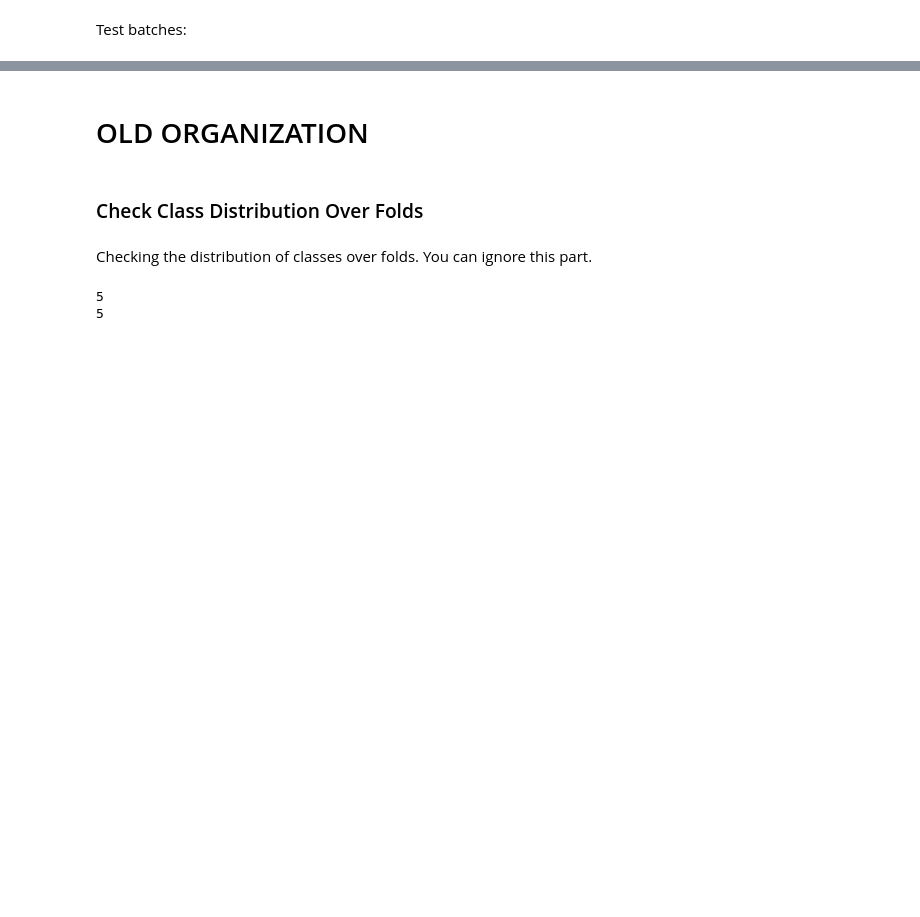
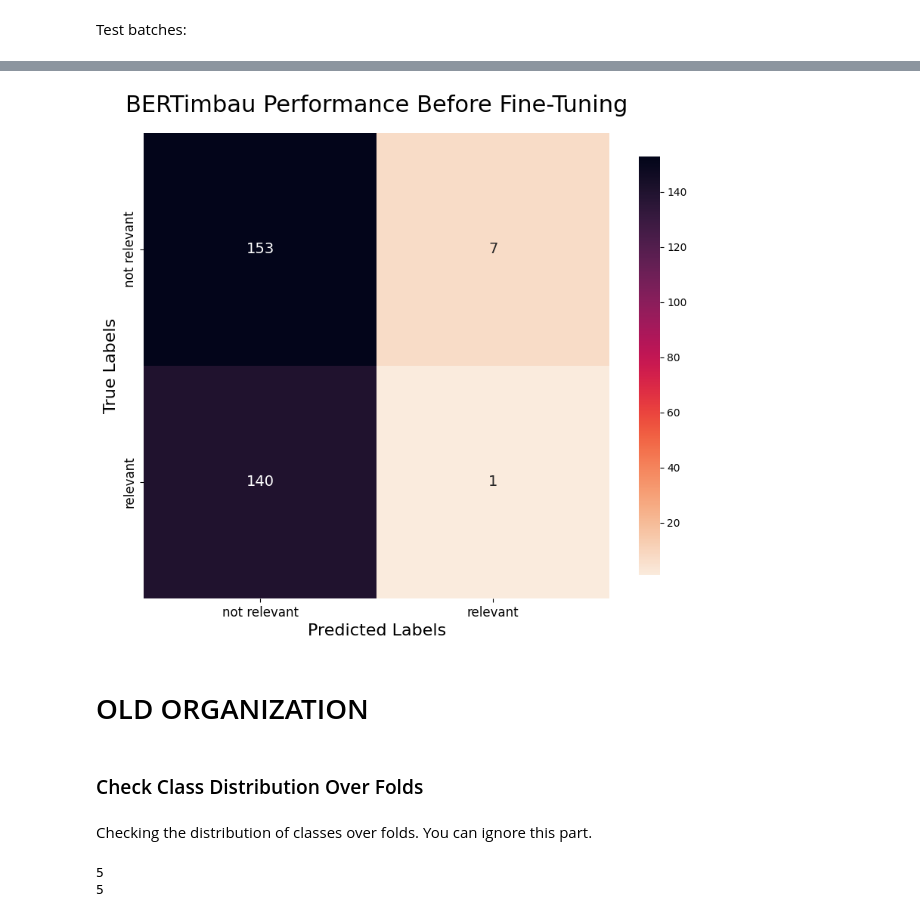
Before and after one commit to belindalombard/BertMLProject, a Jupyter notebook: Relevance_Model.ipynb, the cells around one changed output, grey strips where cells are left out. Cells and saved outputs as stored; diff of their text form; code cells hidden in the pictures; blank space fills up the shorter version.

```diff
--- a/Relevance_Model.ipynb
+++ b/Relevance_Model.ipynb
@@ -391,9 +409,0 @@ Metric variables:
-# %%
-# total_test_loss = 0
-# total_test_accuracy = 0
-# total_f1_score = 0
-# total_weig_f1 = 0
-# total_macro_f1 = 0
-
-targets_list = []
-stacked_test_preds = []
@@ -402,7 +422,7 @@ Test batches:
 # %%
 model.eval()
 torch.set_grad_enabled(False)
-model_preds_list = []
+
 for i, test_batch in enumerate(test_dataloader):
   test_status = 'Batch ' + str(i+1) + ' / ' + str(len(test_dataloader))
   print(test_status, end='\r')
@@ -420,11 +440,9 @@ for i, test_batch in enumerate(test_dataloader):
   preds = outputs[0]
   test_preds = preds.detach().cpu().numpy()
 
+
   if i == 0:  # first batch
     stacked_test_preds = test_preds
 
   else:
     stacked_test_preds = np.vstack((stacked_test_preds, test_preds))
-
-
-  model_preds_list.append(stacked_test_preds)
@@ -469,3 +496,28 @@ total_macro_f1: 0
+# %%
+from sklearn.metrics import confusion_matrix, ConfusionMatrixDisplay
+import seaborn as sns
+
+
+confusion_matrix = confusion_matrix(df_test[RELEVANCE], final_preds)
+fig = plt.figure(figsize=(10, 8))
+ax = sns.heatmap(confusion_matrix, annot=True,cmap="rocket_r", fmt = '.0f',
+            yticklabels=['not relevant', 'relevant'],
+            xticklabels=['not relevant', 'relevant'],square=True,
+                 annot_kws={"size": 14},cbar=True,
+                 cbar_kws={'shrink': 0.9})
+# ax.set_font
+# plt.yticks(rotation=0)
+plt.xticks(fontsize=12)  # X-axis tick labels font size
+plt.yticks(fontsize=12)
+# Add title and labels
+plt.title('BERTimbau Performance Before Fine-Tuning', fontsize=22, loc='center',
+          pad=20)
+plt.xlabel('Predicted Labels', fontsize=16)
+plt.ylabel('True Labels', fontsize=16)
+
+plt.show()
+# %% [output]
+[figure, added]
 # %% [markdown]
 # OLD ORGANIZATION
 # %% [markdown]
```
Also changed, not shown: parts of 15 cells of this notebook.
